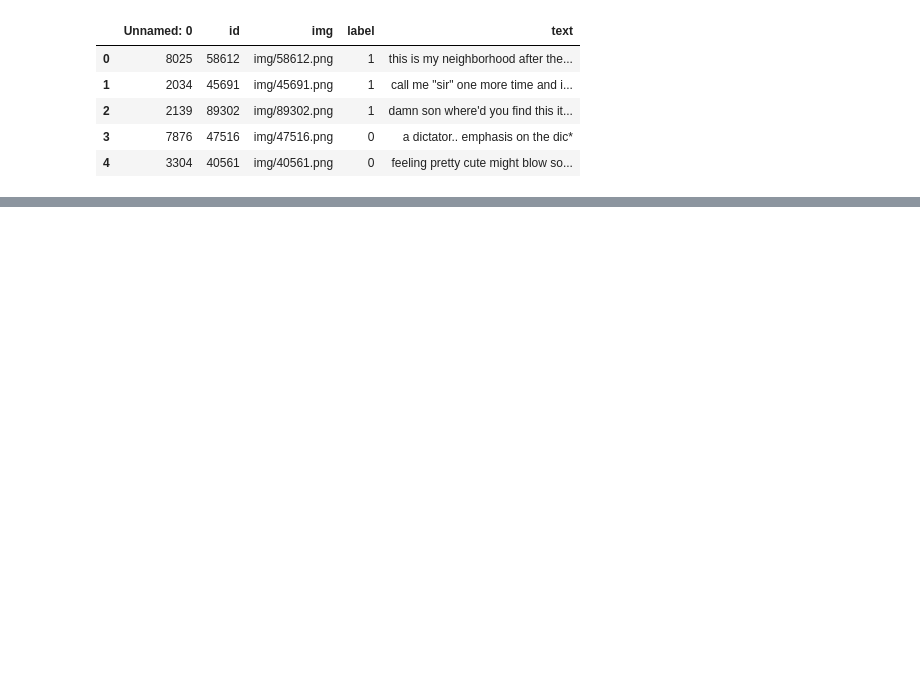
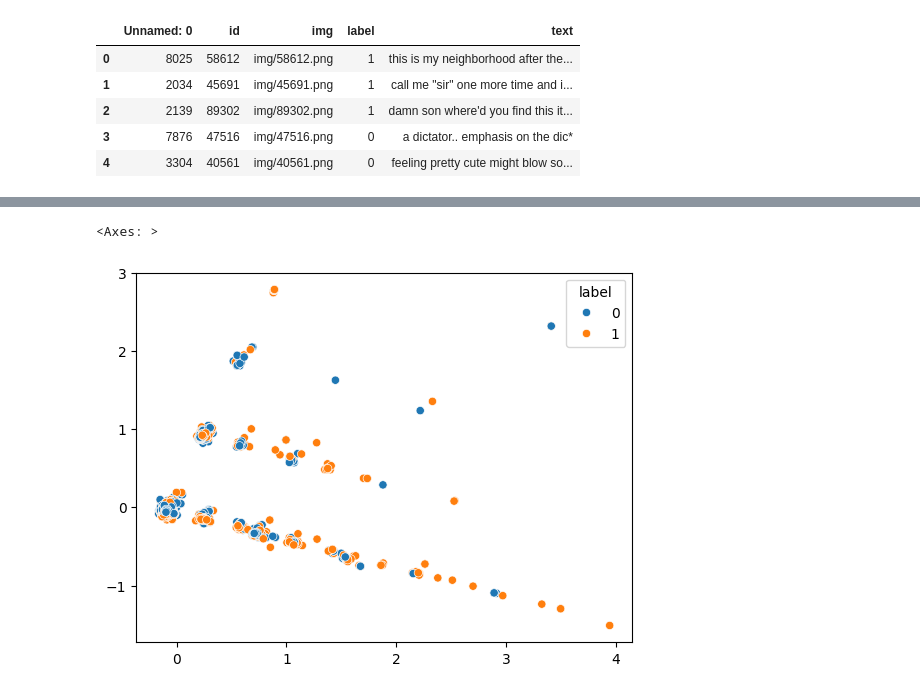
Before and after one commit to nonnoxer/HatefulMemes, a Jupyter notebook: main.ipynb, the cells around one changed output, grey strips where cells are left out. Drawn from its saved outputs; the diff is of its cells as text; code cells hidden in the pictures; blank space fills up the shorter version.

```diff
--- a/main.ipynb
+++ b/main.ipynb
@@ -15,0 +51,15 @@ df.head()
+# %%
+from sklearn.feature_extraction.text import CountVectorizer
+from nltk.corpus import stopwords
+
+cv = CountVectorizer(max_features=10000, stop_words=stopwords.words("english"))
+text_bow = cv.fit_transform(df["text"]).toarray()
+# %%
+from sklearn.decomposition import PCA
+
+pca = PCA(n_components=2)
+text_pca = pca.fit_transform(text_bow)
+sns.scatterplot(x=text_pca[:, 0], y=text_pca[:, 1], hue=df["label"])
+# %% [output]
+<Axes: >
+[figure, added]
```
Also changed, not shown: parts of 8 cells of this notebook.
